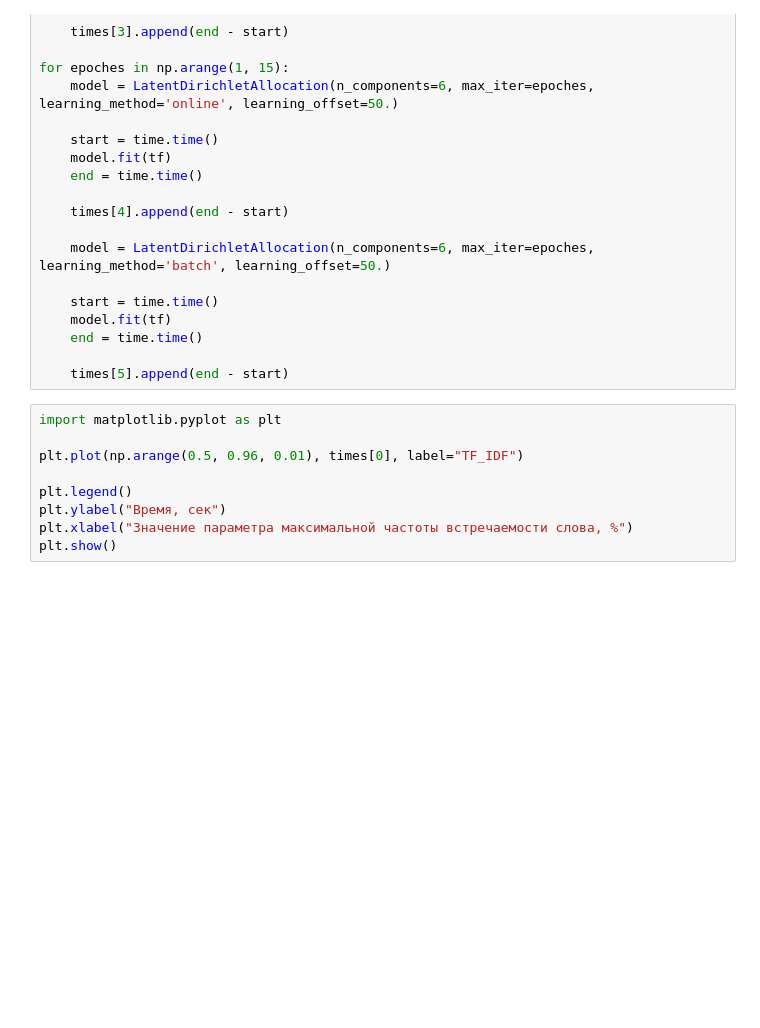
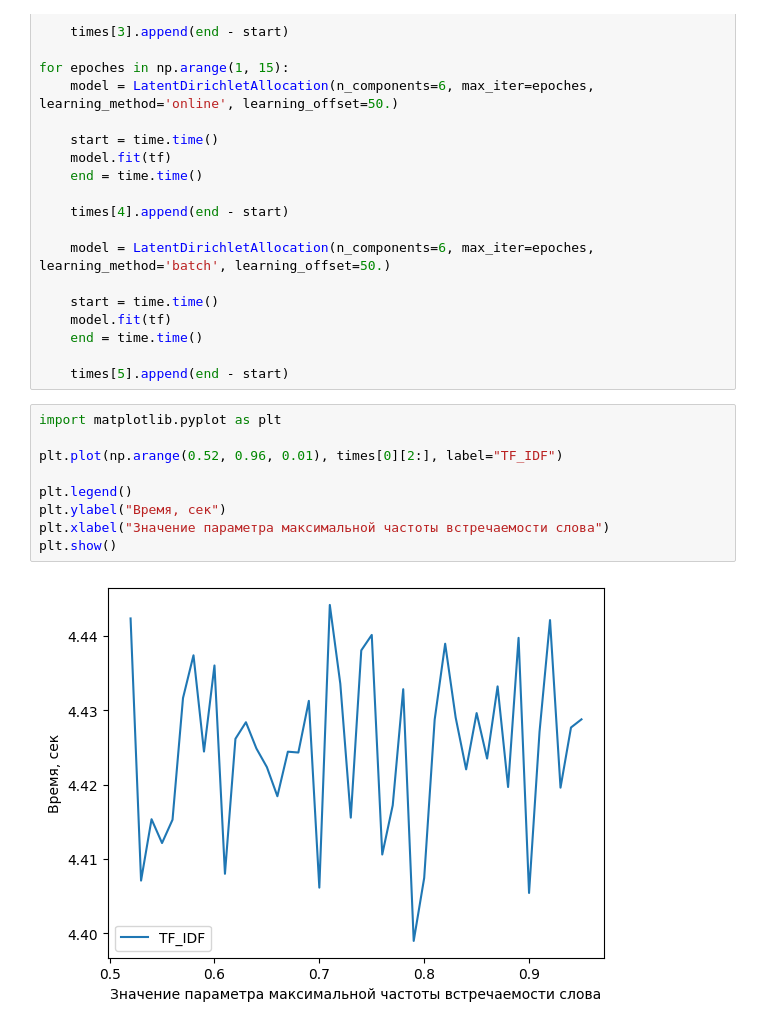
Before and after one commit to TheSawIsTheLaw/PRS, a Jupyter notebook: lab03/src/measurements.ipynb, the cells around one changed output. Cells and saved outputs as stored; diff of their text form; blank space fills up the shorter version.

```diff
--- a/lab03/src/measurements.ipynb
+++ b/lab03/src/measurements.ipynb
@@ -84,12 +84,14 @@ for epoches in np.arange(1, 15):
 # %%
 import matplotlib.pyplot as plt
 
-plt.plot(np.arange(0.5, 0.96, 0.01), times[0], label="TF_IDF")
+plt.plot(np.arange(0.52, 0.96, 0.01), times[0][2:], label="TF_IDF")
 
 plt.legend()
 plt.ylabel("Время, сек")
-plt.xlabel("Значение параметра максимальной частоты встречаемости слова, %")
+plt.xlabel("Значение параметра максимальной частоты встречаемости слова")
 plt.show()
+# %% [output]
+[figure, added]
 # %%
 import matplotlib.pyplot as plt
 
```
Also changed, not shown: parts of 3 cells of this notebook, 29 other files.
